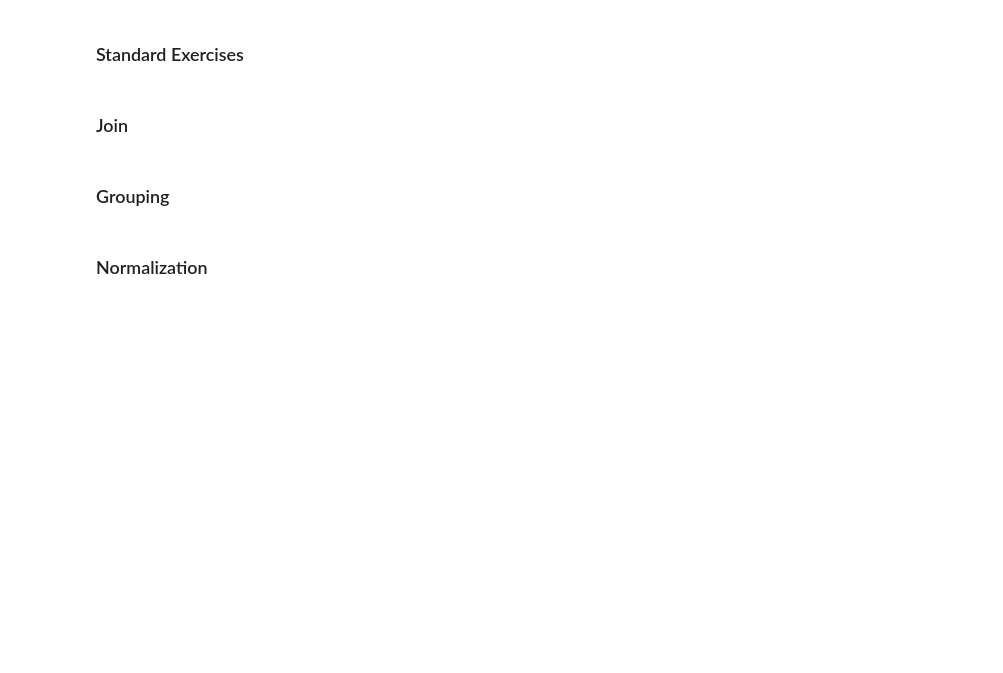
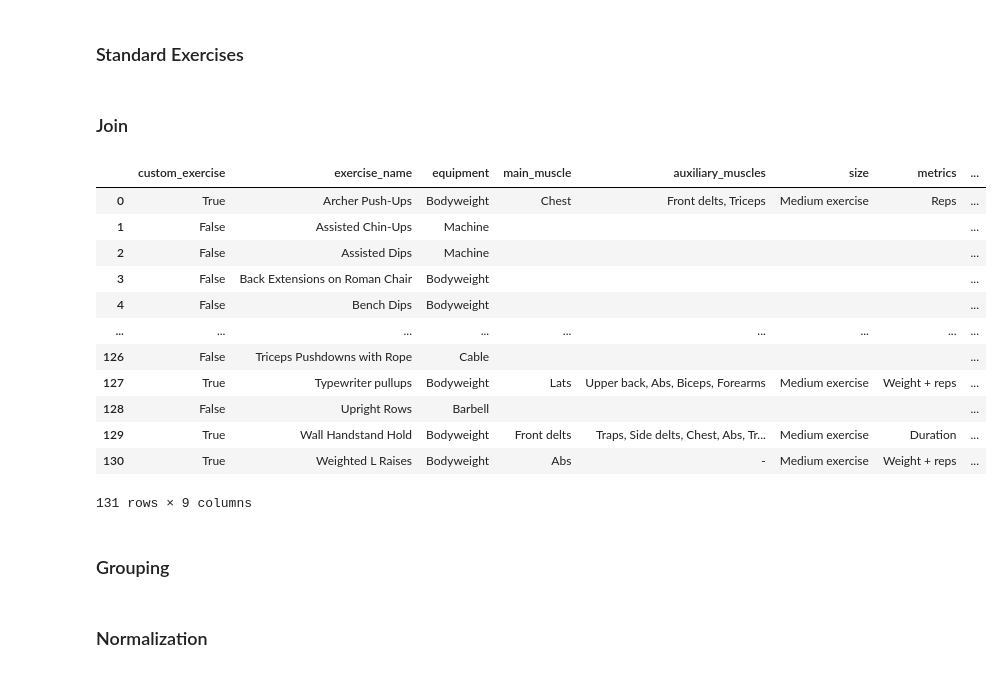
Before and after one commit to oextraordimario/ap_workouts, a Jupyter notebook: 1-bronze_to_silver.ipynb, the cells around one changed output. Saved outputs shown, nothing was run; the diff lists cells and outputs as text; code cells hidden in the pictures; blank space fills up the shorter version.

```diff
--- a/1-bronze_to_silver.ipynb
+++ b/1-bronze_to_silver.ipynb
@@ -444,12 +435,0 @@ normalized_workouts_dict = get_workout_dict(raw_workouts)
-# %%
-workouts_list = []
-exercises_log_list = []
-
-for i in normalized_workouts_dict:
-    workouts_list.append(i['description'])
-    exercises_log_list.append(i['exercises'])
-
-exercises_log_list = [item for sublist in exercises_log_list for item in sublist]
-
-df_workouts_orig = pd.DataFrame.from_dict(workouts_list)
-df_exerciseslog_orig = pd.DataFrame.from_dict(exercises_log_list)
@@ -528,6 +506,22 @@ df_standard_exercises = df_standard_exercises[[
 ### Join
 # %%
 df_exercisesref_orig = pd.concat([df_customexercises_clean, df_standard_exercises]).sort_values('exercise_name', ignore_index=True)
+# %%
+df_exercisesref_orig
+# %% [output]
+|  | custom_exercise | exercise_name | equipment | main_muscle | auxiliary_muscles | size | metrics | ... |
+| 0 | True | Archer Push-Ups | Bodyweight | Chest | Front delts, Triceps | Medium exercise | Reps | ... |
+| 1 | False | Assisted Chin-Ups | Machine |  |  |  |  | ... |
+| 2 | False | Assisted Dips | Machine |  |  |  |  | ... |
+| 3 | False | Back Extensions on Roman Chair | Bodyweight |  |  |  |  | ... |
+| 4 | False | Bench Dips | Bodyweight |  |  |  |  | ... |
+| ... | ... | ... | ... | ... | ... | ... | ... | ... |
+| 126 | False | Triceps Pushdowns with Rope | Cable |  |  |  |  | ... |
+| 127 | True | Typewriter pullups | Bodyweight | Lats | Upper back, Abs, Biceps, Forearms | Medium exercise | Weight + reps | ... |
+| 128 | False | Upright Rows | Barbell |  |  |  |  | ... |
+| 129 | True | Wall Handstand Hold | Bodyweight | Front delts | Traps, Side delts, Chest, Abs, Tr... | Medium exercise | Duration | ... |
+| 130 | True | Weighted L Raises | Bodyweight | Abs | - | Medium exercise | Weight + reps | ... |
+131 rows × 9 columns
 # %% [markdown]
 ### Grouping
 # %%
```
Also changed, not shown: parts of 22 cells of this notebook.
